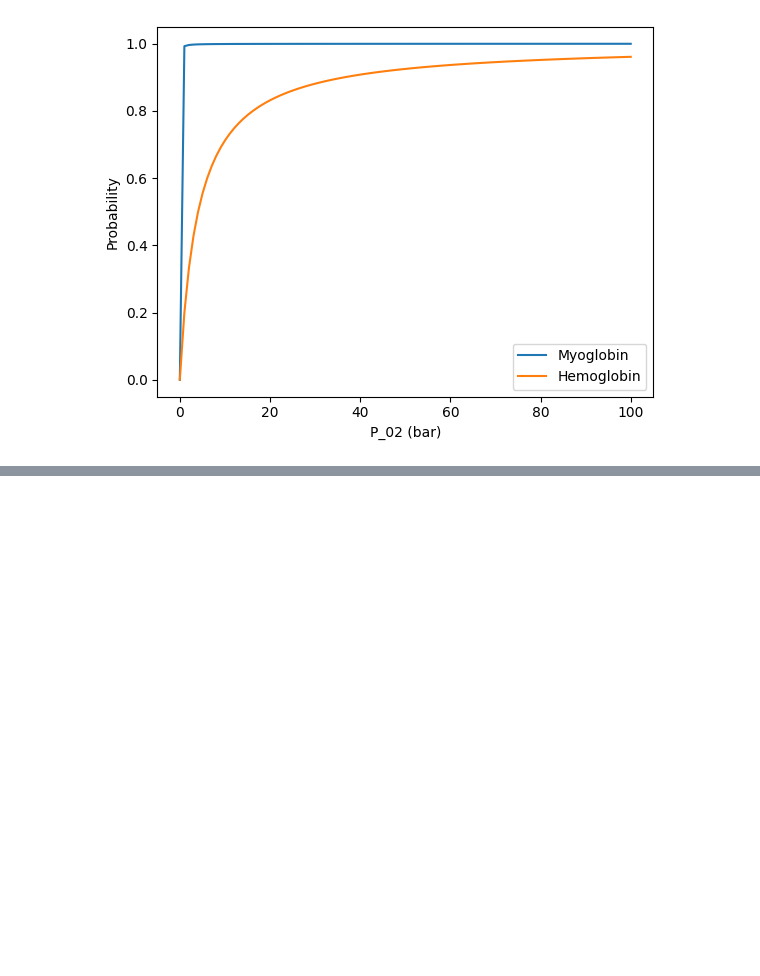
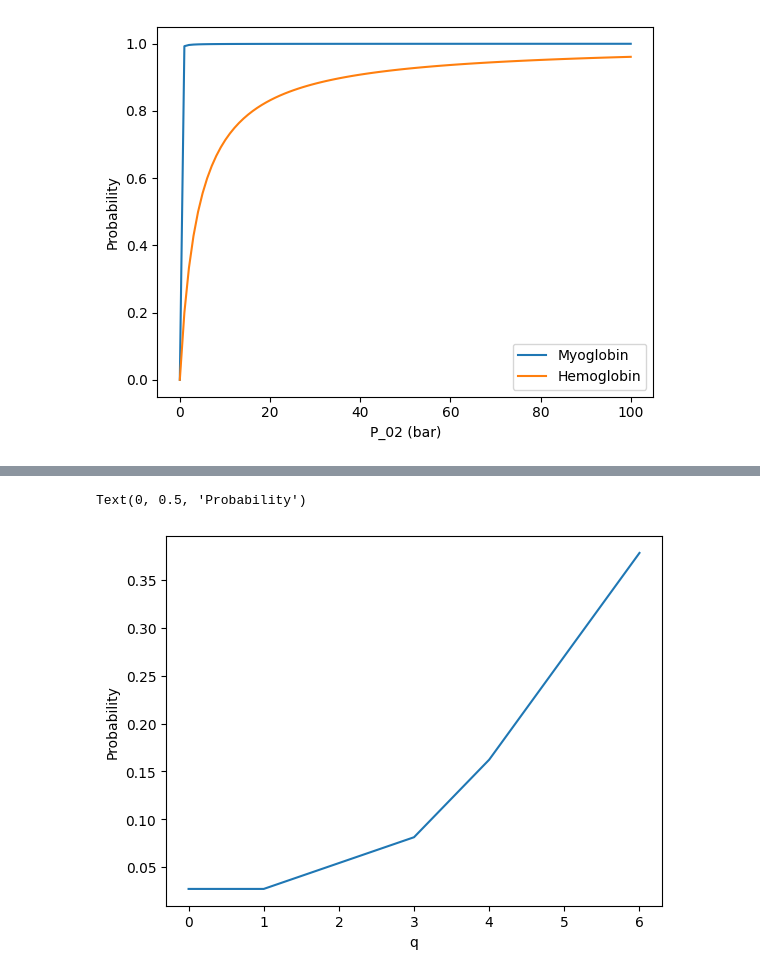
Before and after one commit to nyary-ben/Homework-7A, a Jupyter notebook: Homework_7A.ipynb, the cells around one changed output, grey strips where cells are left out. Drawn from its saved outputs; the diff is of its cells as text; code cells hidden in the pictures; blank space fills up the shorter version.

```diff
--- a/Homework_7A.ipynb
+++ b/Homework_7A.ipynb
@@ -84,0 +62,11 @@ Estimation was $\mu$ = $0$ and $T$ $\approx1$ as there is a sudden drop that is
+# %%
+data = {'q': [0, 1, 2, 3, 4, 5, 6], 'Probability': [1/37, 1/37, 2/37, 3/37, 6/37, 10/37, 14/37]}
+df = pd.DataFrame(data)
+# %%
+fig, ax3 = plt.subplots()
+ax3.plot(df['q'], df['Probability'])
+ax3.set_xlabel('q')
+ax3.set_ylabel('Probability')
+# %% [output]
+Text(0, 0.5, 'Probability')
+[figure, added]
```
Also changed, not shown: parts of 11 cells of this notebook.
